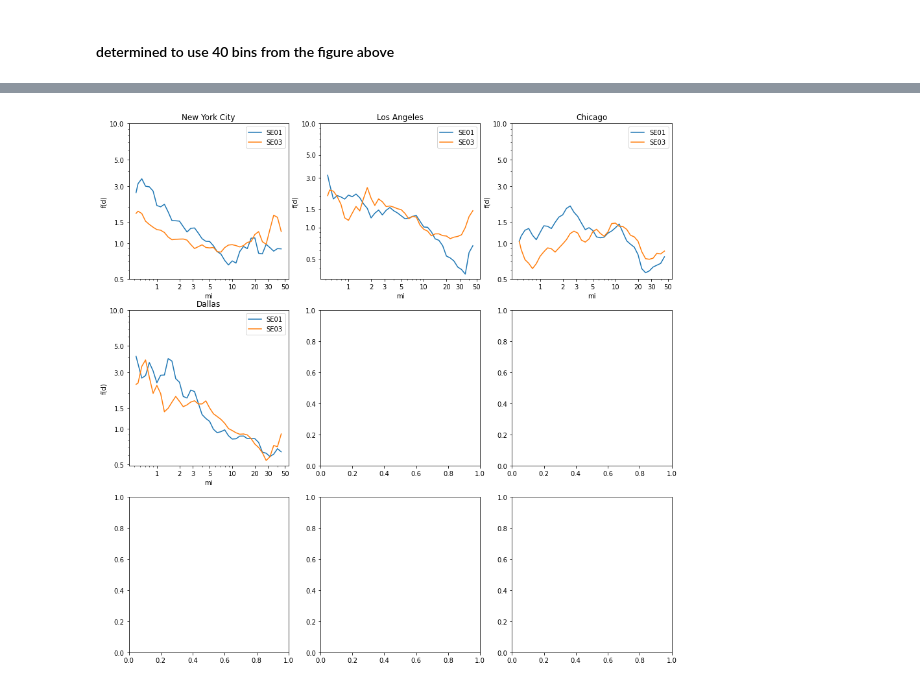
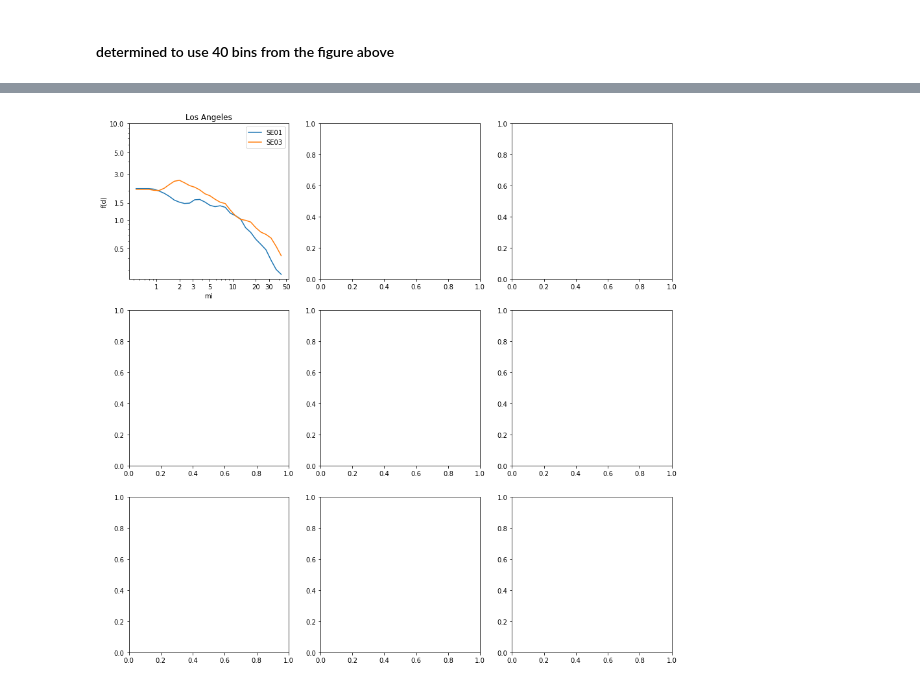
Before and after one commit to yuribogomolov/sttn, a Jupyter notebook: notebooks/f(d)_gravity_model_MSA.ipynb, the cells around one changed output, grey strips where cells are left out. Cells and saved outputs as stored; diff of their text form; code cells hidden in the pictures.

```diff
--- a/notebooks/f(d)_gravity_model_MSA.ipynb
+++ b/notebooks/f(d)_gravity_model_MSA.ipynb
@@ -162,11 +29,0 @@ def build_training_set(network, target_column):
-# %%
-# change here to age groups
-target_columns = ['S000','SE01','SE03']
-for city, state, conties in cities:
-
-    print(city)
-    state_network = provider.get_data(state=state, year=2018)
-    city_network = state_network.filter_nodes(state_network.nodes.county.isin(conties))
-    for target_column in target_columns:
-        training_set = build_training_set(city_network, target_column)
-        training_set.to_csv(f'{target_column}/{city}.csv',index=False)
@@ -174,0 +30,4 @@ ValueError: not enough values to unpack (expected 3, got 2)
+# %%
+cities = os.listdir('processedOD/')
+cities = [i.split('.')[0] for i in cities if '.csv' in i]
+cities
@@ -220,7 +81,7 @@ def unconstrained_bucked_constant_kpredict(test,target,k,binf):
 # %%
 minValue = []
 maxValue = []
-for city, counties in cities:
+for city in cities:
     df = pd.read_csv(f'processedOD/{city}.csv')
     df['distance'] = df['distance']/1.6
     minValue += [np.min(np.log(df.distance))]
@@ -253,7 +114,7 @@ def mergeBin(df,rate,number):
     thre = max(int(rate*len(df)),number)
 
     for binNo in df.bin.unique():
-        if len(df.loc[df['bin']==binNo]) < thre:
+        if len(df.loc[df['bin']==binNo]) < thre and len(df.loc[df['bin']==binNo]) > int(0.001*len(df)):
             indexes = df.loc[df['bin']==binNo].index.values.astype(int)
 
             addedVolume = thre - len(df.loc[df['bin']==binNo])
@@ -270,6 +131,8 @@ def mergeBin(df,rate,number):
                 padTemp['bin'] = binNo
 #                 print(indexes[0],indexes[-1], addedVolume-indexes[0]+indexes[-1],binNo)
             pad = pd.concat([pad,padTemp])
+        else:
+            next
     df = pd.concat([df,pad])
     return df
 # %%
@@ -564,7 +215,7 @@ for city in bindffDict.keys():
 
 fig,ax = plt.subplots(3,3,figsize=(15,15))
 i= 0
-for city, counties in cities:
+for city in cities[1:2]:
 
     df = pd.DataFrame({'bin':Distfd1[city].keys(),'fd':Distfd1[city].values()})
     df = df.sort_values(by='bin')
@@ -573,31 +224,31 @@ for city, counties in cities:
     df['fd+1'] = df['fd'].shift(1)
     df['fd+1'].fillna(df['fd'][0],inplace=True)
     df['fdsmooth'] = (df['fd']+df['fd+1'])/2
     df['binsmooth'] = (df['bin']+df['bin+1'])/2
     ax[i//3,i%3].plot(df['binsmooth'],df['fdsmooth'],label='SE01')
 
     df = pd.DataFrame({'bin':Distfd3[city].keys(),'fd':Distfd3[city].values()})
     df['bin+1'] = df['bin'].shift(1)
     df['bin+1'].fillna(df['bin'][0],inplace=True)
     df['fd+1'] = df['fd'].shift(1)
     df['fd+1'].fillna(df['fd'][0],inplace=True)
     df['fdsmooth'] = (df['fd']+df['fd+1'])/2
     df['binsmooth'] = (df['bin']+df['bin+1'])/2
     df = df.sort_values(by='bin')
     ax[i//3,i%3].plot(df['binsmooth'],df['fdsmooth'],label='SE03')
 
     ax[i//3,i%3].set_title(city)
     ax[i//3,i%3].legend()
     ax[i//3,i%3].set_yscale('log')
     ax[i//3,i%3].set_xscale('log')
     ax[i//3,i%3].set_yticks([0.5, 1, 1.5, 3, 5, 10])
     ax[i//3,i%3].set_xticks([1, 2, 3, 5, 10, 20, 30, 50])
     ax[i//3,i%3].get_xaxis().set_major_formatter(matplotlib.ticker.ScalarFormatter())
     ax[i//3,i%3].get_yaxis().set_major_formatter(matplotlib.ticker.ScalarFormatter())
     ax[i//3,i%3].set_ylabel('f(d)')
     ax[i//3,i%3].set_xlabel('mi')
     i += 1
 
 # plt.savefig('curve.png')
 # %% [output]
-[figure, old version]
+[figure, new version]
```
Also changed, not shown: parts of 12 cells of this notebook, 5 other files.
